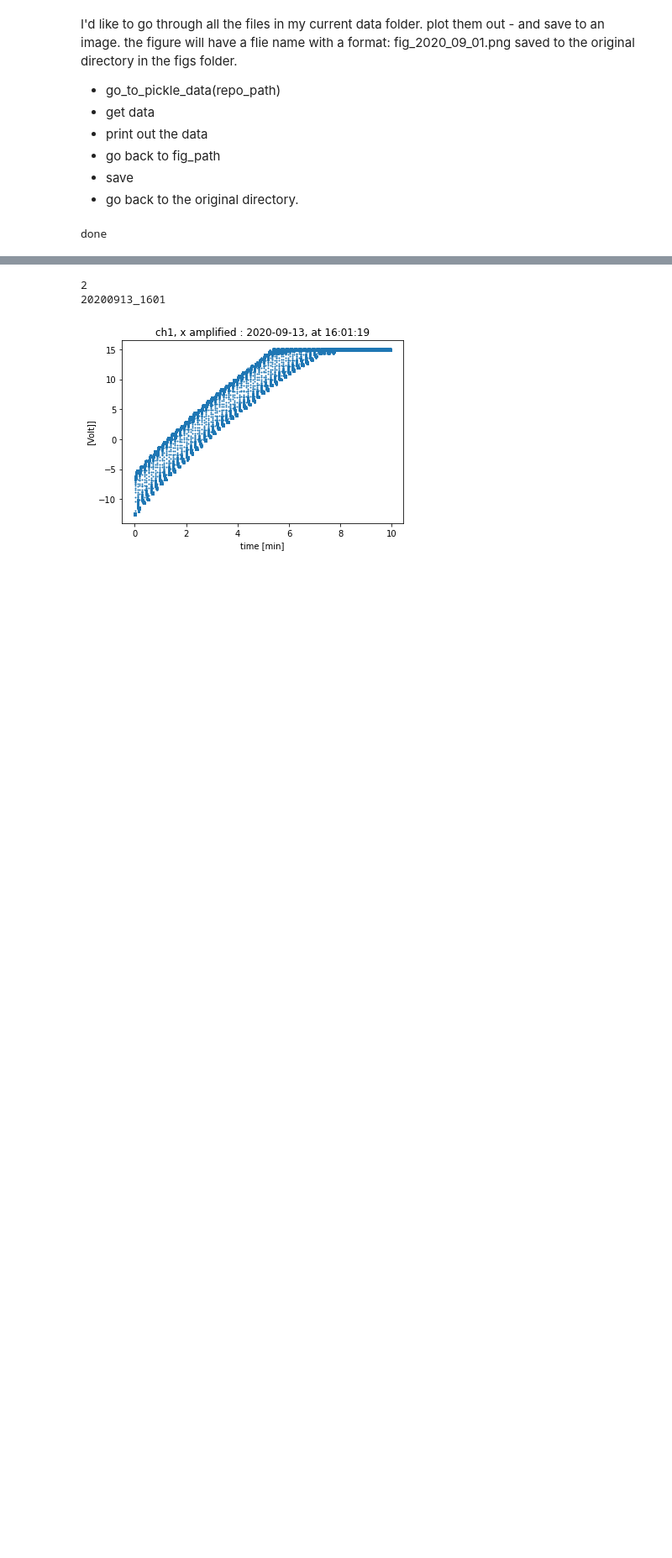
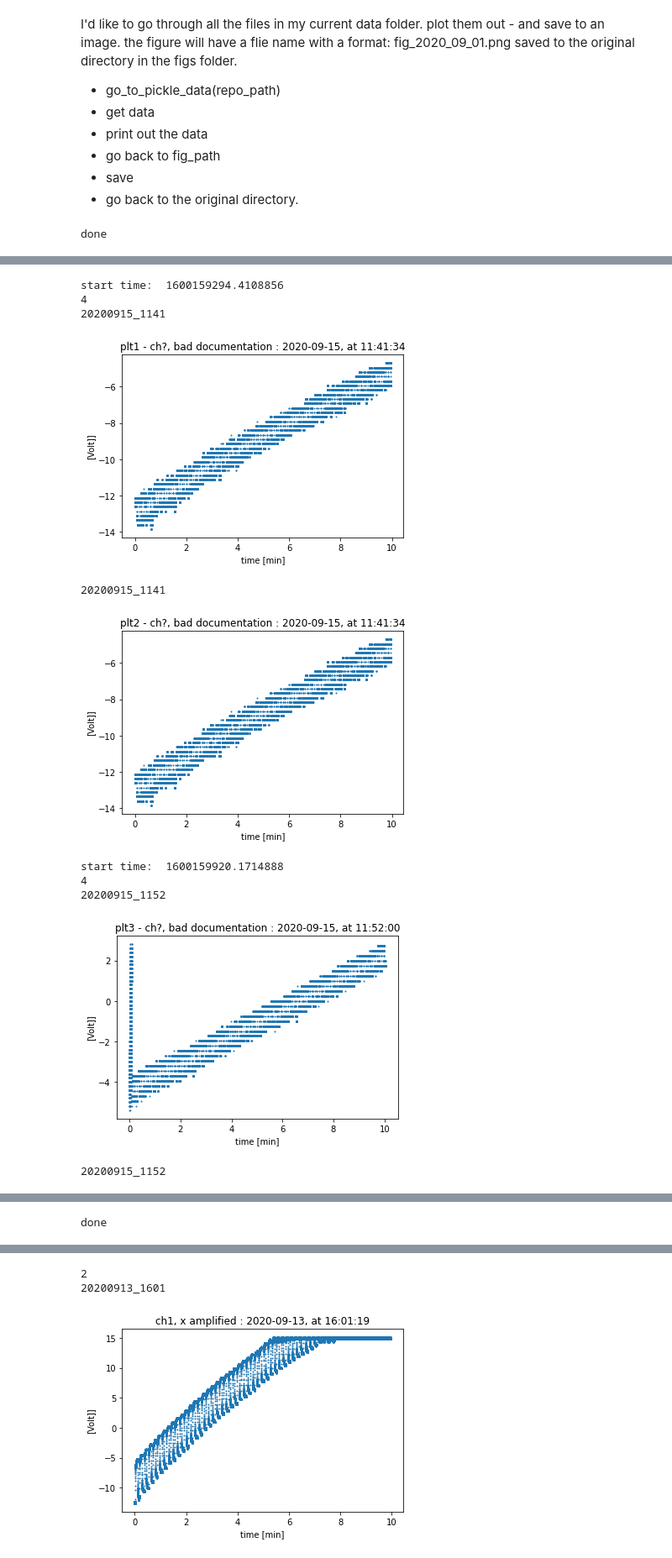
Before and after one commit to EinavGry/Lab---precision-measurements, a Jupyter notebook: Reading_out_data.ipynb, the cells around one changed output, grey strips where cells are left out. Shown at 84% size. Drawn from its saved outputs; the diff is of its cells as text; code cells hidden in the pictures; blank space fills up the shorter version.

```diff
--- a/Reading_out_data.ipynb
+++ b/Reading_out_data.ipynb
@@ -295,33 +287,45 @@ os.chdir(pickle_path)
 
 # get data
 file_name = 'data_200915__1140.pickle'
-# list_of_files_yet_to_open.remove(file_name)
+list_of_files_yet_to_open.remove(file_name)
 
 # check if there's anything elso in the pickle
 n = 0
 with open(file_name, 'rb') as handle:
         try:
             while True:
                 temp_array = pickle.load(handle)
                 print("start time: ", temp_array[0][0])
                 print(len(temp_array))
                 start_time = temp_array[0][0]
                 t1 = temp_array[0][1:]
                 x1 = temp_array[1]
                 t2 = temp_array[2][1:]
                 x2 = temp_array[3]
                 # change to saving-directory
                 save_to_path = os.path.join(repo_path, "figs")
                 os.chdir(save_to_path)
                 plt_num = str(n+1)
                 plotting_saving(t1,x1,start_time,plt_num)
                 plt_num = str(n+2)
                 plotting_saving(t2,x2,start_time,plt_num)
                 n = n+2
                 # set path to get data
                 pickle_path = get_pickle_path(repo_path)
                 os.chdir(pickle_path)
         except EOFError:
             pass
 
 round_done(repo_path)
+# %% [output]
+start time:  1600159294.4108856
+4
+20200915_1141
+[figure, added]
+20200915_1141
+[figure, added]
+start time:  1600159920.1714888
+4
+20200915_1152
+[figure, added]
+20200915_1152
@@ -328,3 +333,4 @@ round_done(repo_path)
+done
 # %%
 # 20200913_1219
 
```
Also changed, not shown: parts of 29 cells of this notebook, 2 other files.
